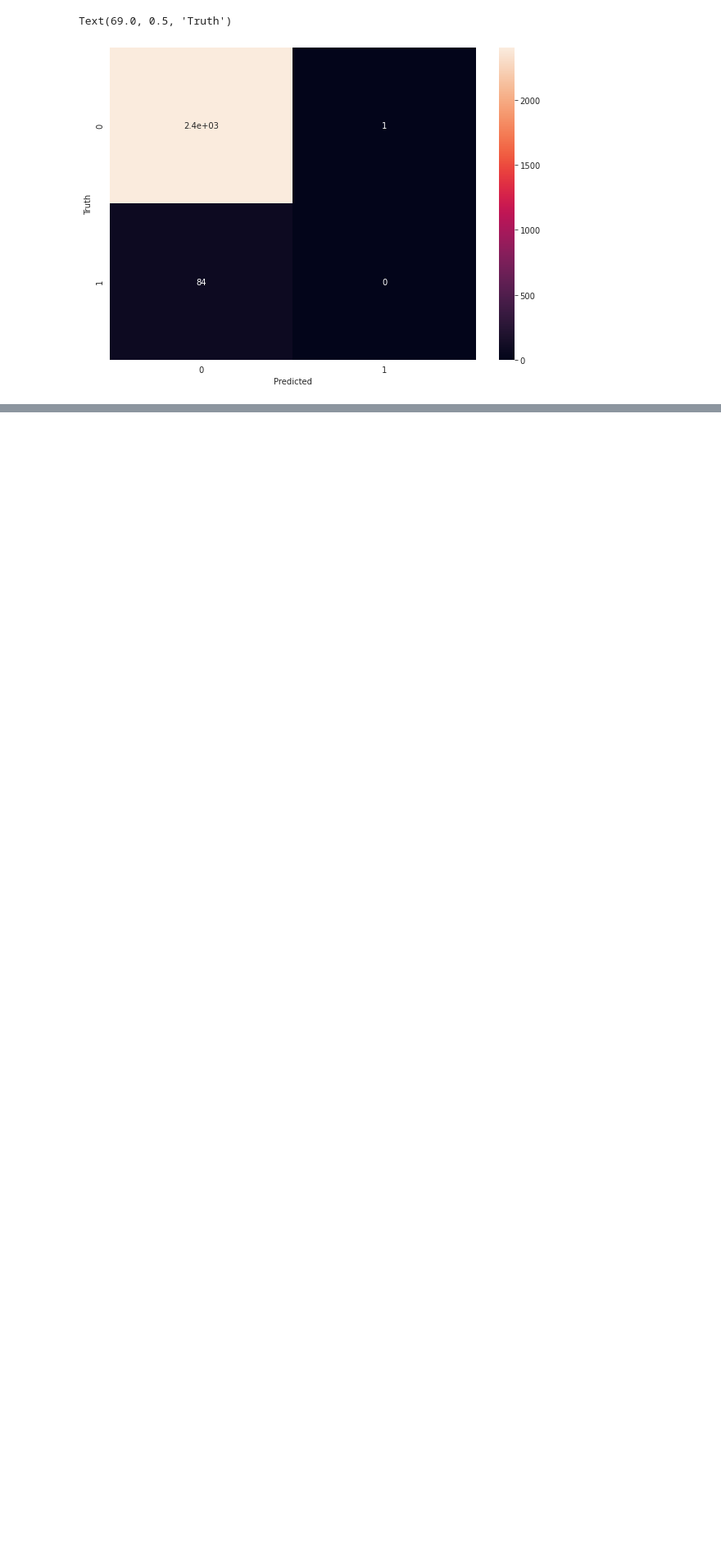
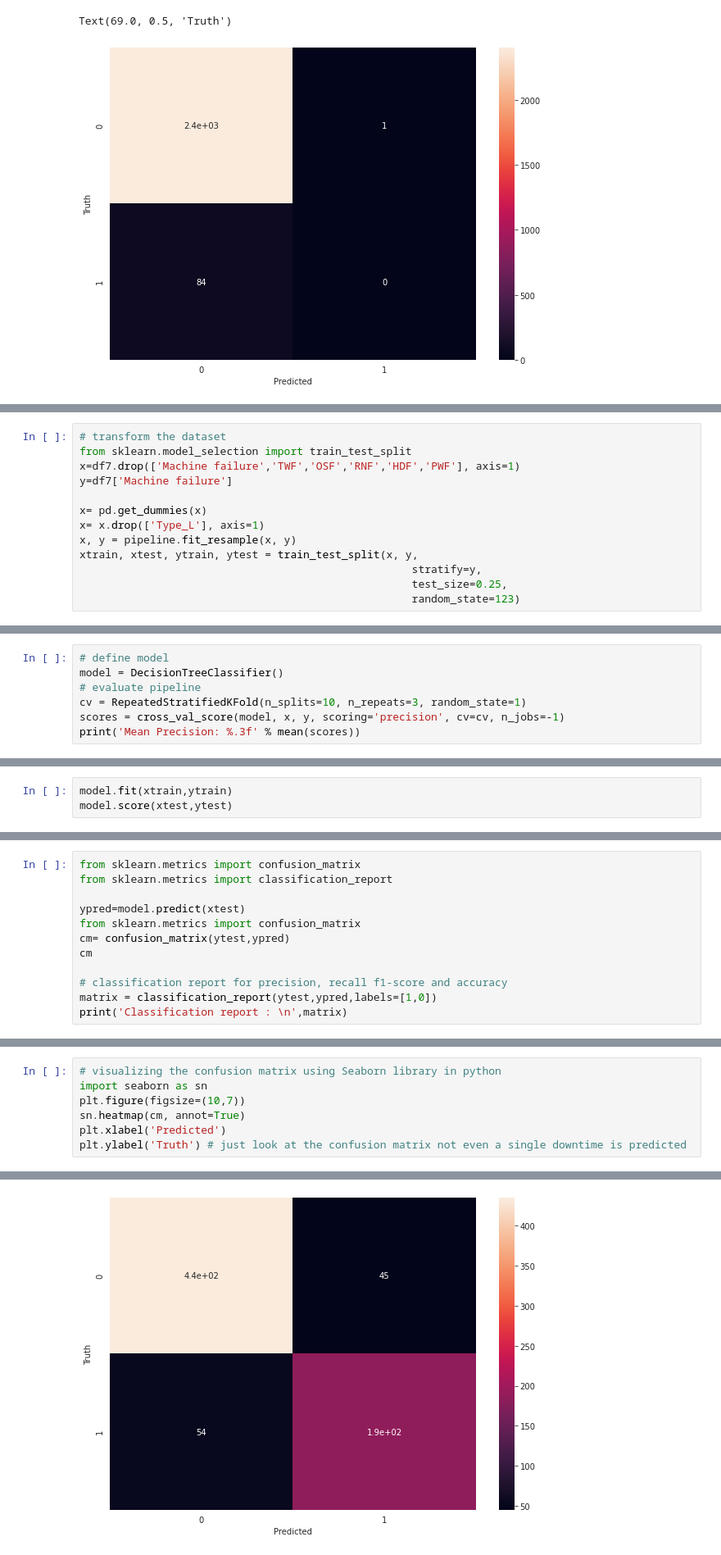
Before and after one commit to AftabUdaipurwala/MLProjects, a Jupyter notebook: Mahindra_Manufacturing_Analytics.ipynb, the cells around one changed output, grey strips where cells are left out. Shown: that part at 82% size. Cells and saved outputs as stored; diff of their text form; blank space fills up the shorter version.

Commit message:
Final model of Decision Tree with SMOTE

```diff
--- a/Mahindra_Manufacturing_Analytics.ipynb
+++ b/Mahindra_Manufacturing_Analytics.ipynb
@@ -683,0 +748,13 @@ Requirement already satisfied: joblib>=0.11 in /usr/local/lib/python3.7/dist-pac
+# %%
+# transform the dataset
+from sklearn.model_selection import train_test_split
+x=df7.drop(['Machine failure','TWF','OSF','RNF','HDF','PWF'], axis=1)
+y=df7['Machine failure']
+
+x= pd.get_dummies(x)
+x= x.drop(['Type_L'], axis=1)
+x, y = pipeline.fit_resample(x, y)
+xtrain, xtest, ytrain, ytest = train_test_split(x, y,
+                                                    stratify=y,
+                                                    test_size=0.25,
+                                                    random_state=123)
@@ -683,0 +771,7 @@ Requirement already satisfied: joblib>=0.11 in /usr/local/lib/python3.7/dist-pac
+# %%
+# define model
+model = DecisionTreeClassifier()
+# evaluate pipeline
+cv = RepeatedStratifiedKFold(n_splits=10, n_repeats=3, random_state=1)
+scores = cross_val_score(model, x, y, scoring='precision', cv=cv, n_jobs=-1)
+print('Mean Precision: %.3f' % mean(scores))
@@ -683,0 +780,3 @@ Requirement already satisfied: joblib>=0.11 in /usr/local/lib/python3.7/dist-pac
+# %%
+model.fit(xtrain,ytrain)
+model.score(xtest,ytest)
@@ -683,0 +785,12 @@ Requirement already satisfied: joblib>=0.11 in /usr/local/lib/python3.7/dist-pac
+# %%
+from sklearn.metrics import confusion_matrix
+from sklearn.metrics import classification_report
+
+ypred=model.predict(xtest)
+from sklearn.metrics import confusion_matrix
+cm= confusion_matrix(ytest,ypred)
+cm
+
+# classification report for precision, recall f1-score and accuracy
+matrix = classification_report(ytest,ypred,labels=[1,0])
+print('Classification report : \n',matrix)
@@ -683,0 +807,8 @@ Requirement already satisfied: joblib>=0.11 in /usr/local/lib/python3.7/dist-pac
+# %%
+# visualizing the confusion matrix using Seaborn library in python
+import seaborn as sn
+plt.figure(figsize=(10,7))
+sn.heatmap(cm, annot=True)
+plt.xlabel('Predicted')
+plt.ylabel('Truth') # just look at the confusion matrix not even a single downtime is predicted
+# %% [output]
@@ -683,0 +816 @@ Requirement already satisfied: joblib>=0.11 in /usr/local/lib/python3.7/dist-pac
+[figure, added]
```
Also changed, not shown: parts of 33 cells of this notebook.
